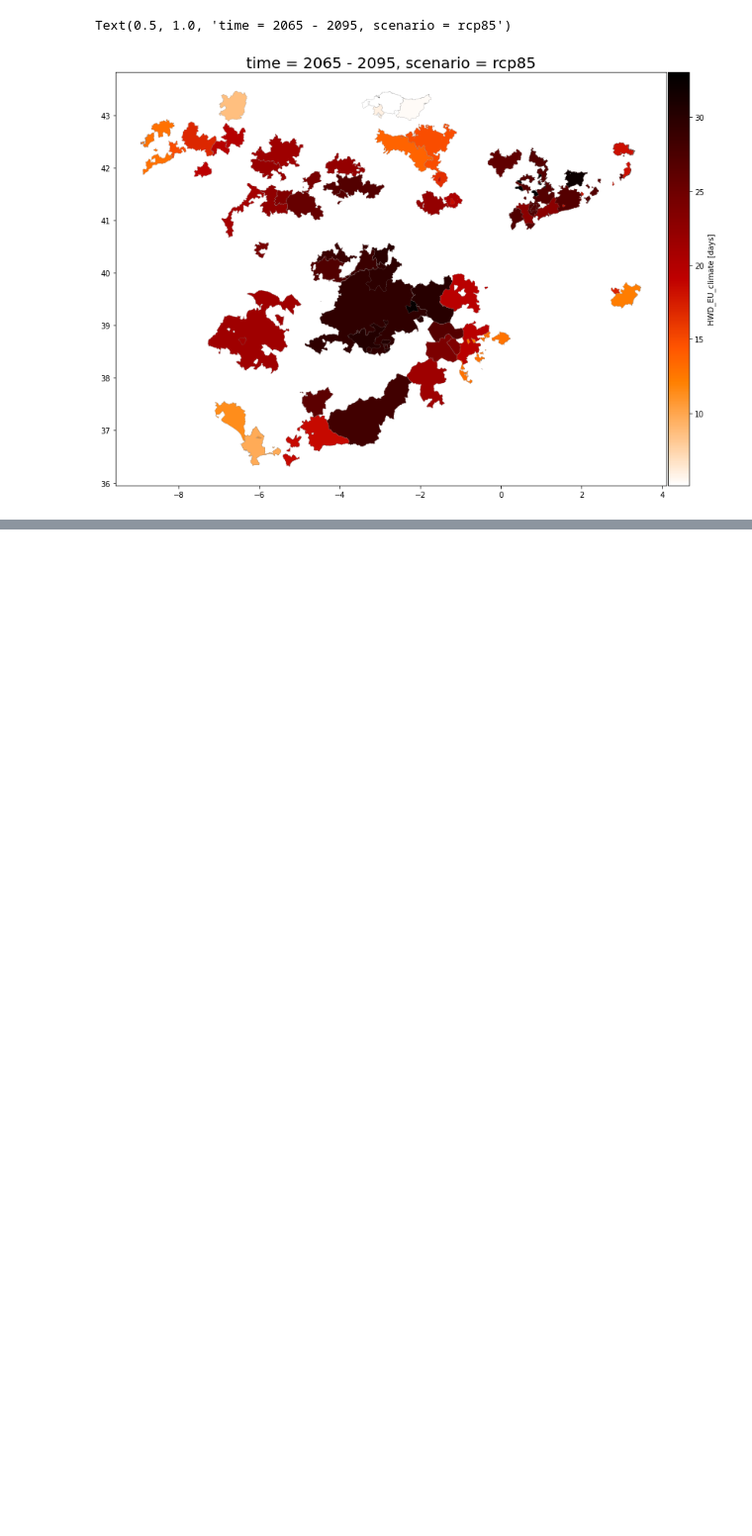
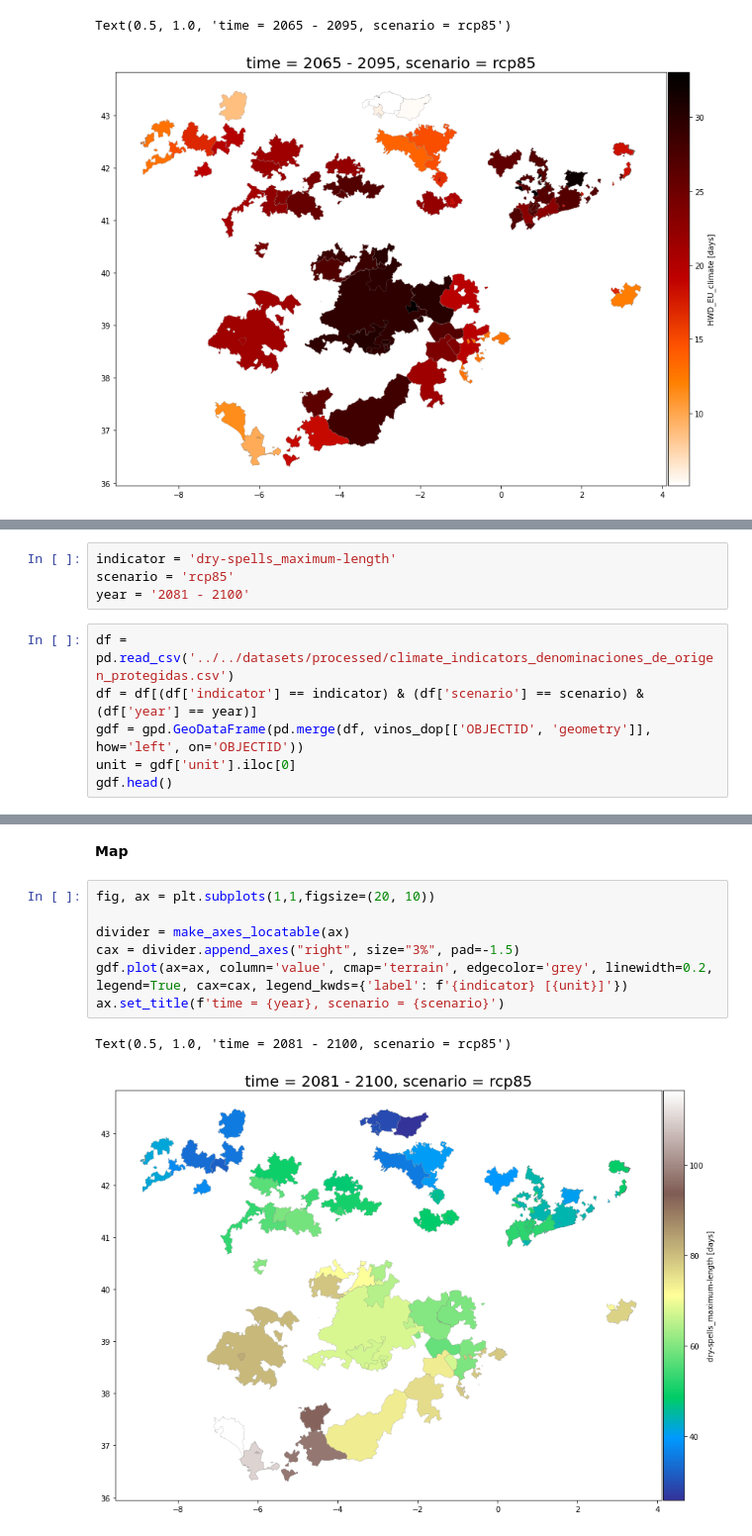
Before and after one commit to Vizzuality/ecf-agricultural-climate-impact, a Jupyter notebook: data/notebooks/Lab/04_Data_Demo.ipynb, the cells around one changed output, grey strips where cells are left out. Shown at 99% size. Cells and saved outputs as stored; diff of their text form; blank space fills up the shorter version.

```diff
--- a/data/notebooks/Lab/04_Data_Demo.ipynb
+++ b/data/notebooks/Lab/04_Data_Demo.ipynb
@@ -466,0 +470,10 @@ Text(0.5, 1.0, 'time = 2065 - 2095, scenario = rcp85')
+# %%
+indicator = 'dry-spells_maximum-length'
+scenario = 'rcp85'
+year = '2081 - 2100'
+# %%
+df = pd.read_csv('../../datasets/processed/climate_indicators_denominaciones_de_origen_protegidas.csv')
+df = df[(df['indicator'] == indicator) & (df['scenario'] == scenario) & (df['year'] == year)]
+gdf = gpd.GeoDataFrame(pd.merge(df, vinos_dop[['OBJECTID', 'geometry']], how='left', on='OBJECTID'))
+unit = gdf['unit'].iloc[0]
+gdf.head()
@@ -466,0 +487,12 @@ Text(0.5, 1.0, 'time = 2065 - 2095, scenario = rcp85')
+# %% [markdown]
+**Map**
+# %%
+fig, ax = plt.subplots(1,1,figsize=(20, 10))
+
+divider = make_axes_locatable(ax)
+cax = divider.append_axes("right", size="3%", pad=-1.5)
+gdf.plot(ax=ax, column='value', cmap='terrain', edgecolor='grey', linewidth=0.2, legend=True, cax=cax, legend_kwds={'label': f'{indicator} [{unit}]'})
+ax.set_title(f'time = {year}, scenario = {scenario}')
+# %% [output]
+Text(0.5, 1.0, 'time = 2081 - 2100, scenario = rcp85')
+[figure, added]
```
Also changed, not shown: parts of 3 cells of this notebook.
